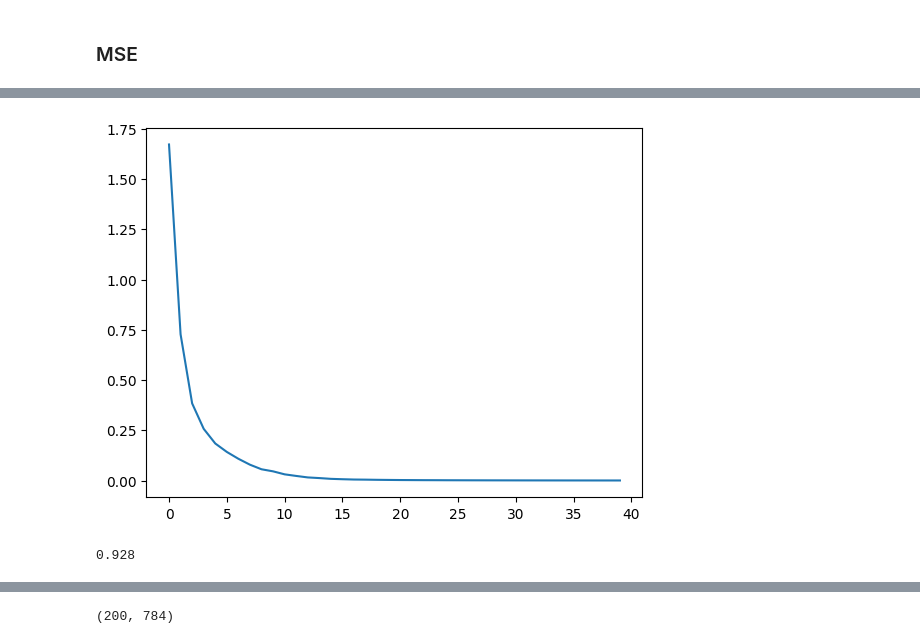
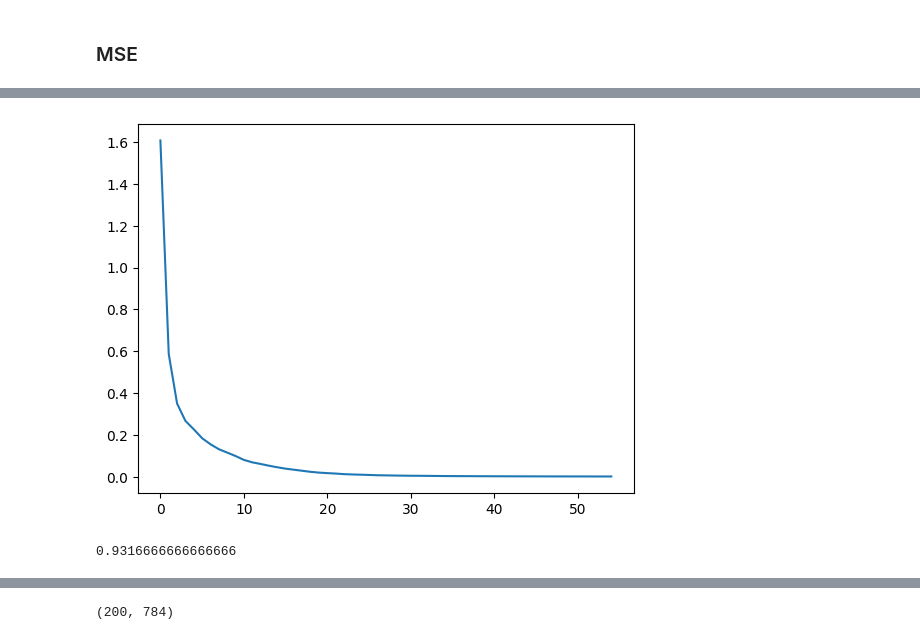
Before and after one commit to lavo2/ISPR-Midterms, a Jupyter notebook: 2/midterm2.ipynb, the cells around one changed output, grey strips where cells are left out. Saved outputs shown, nothing was run; the diff lists cells and outputs as text; code cells hidden in the pictures.

```diff
--- a/2/midterm2.ipynb
+++ b/2/midterm2.ipynb
@@ -311,30 +242,30 @@ plt.show()
 # %%
 from sklearn.neural_network import MLPClassifier
 from sklearn.metrics import accuracy_score
 from sklearn.model_selection import train_test_split
 from sklearn.preprocessing import StandardScaler
 
 
-mlp = MLPClassifier(hidden_layer_sizes=(512, 64, 32, 16), max_iter=1000, verbose=False)
+mlp = MLPClassifier(hidden_layer_sizes=(128, 64, 32), max_iter=1000, verbose=False)
 mlp.fit(x_train_flatten[:5000], y_train[:5000]) # TODO:watch out i worked with the test set before, to fix
 
 y_pred = mlp.predict(x_test_flatten)
 accuracy_score(y_test[:3000], y_pred[:3000])
 
 plt.plot(mlp.loss_curve_)
 plt.show()
 
 # now do a model selection with the best classifier
 from sklearn.model_selection import GridSearchCV
 from sklearn.metrics import make_scorer
 
 scorer = make_scorer(accuracy_score)
 # %% [output]
-[figure, old version]
+[figure, new version]
 # %%
 print(accuracy_score(y_test[:3000], y_pred[:3000]))
 # %% [output]
-0.928
+0.9316666666666666
 # %%
 X_enc = []
 for i in tqdm(range(5000)):
```
Also changed, not shown: parts of 31 cells of this notebook.
